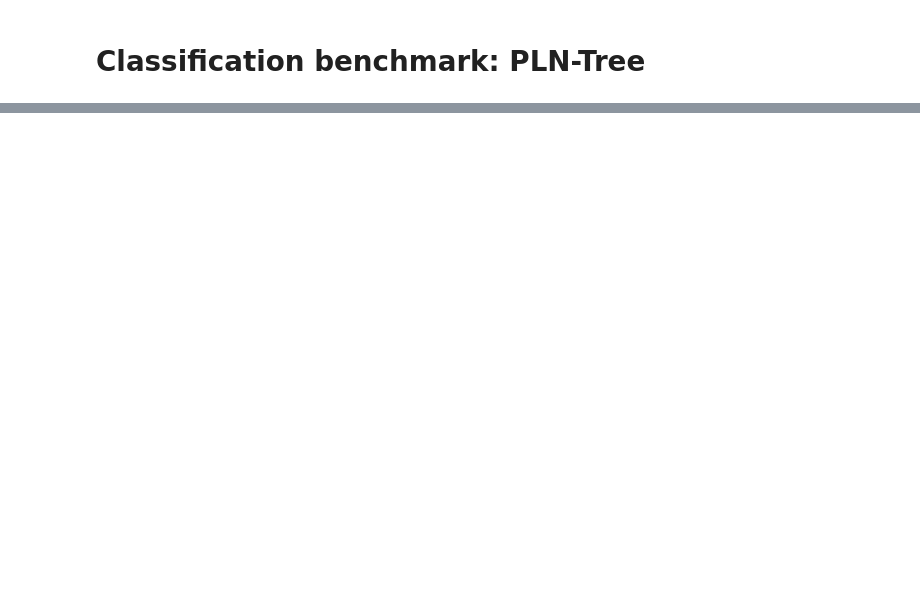
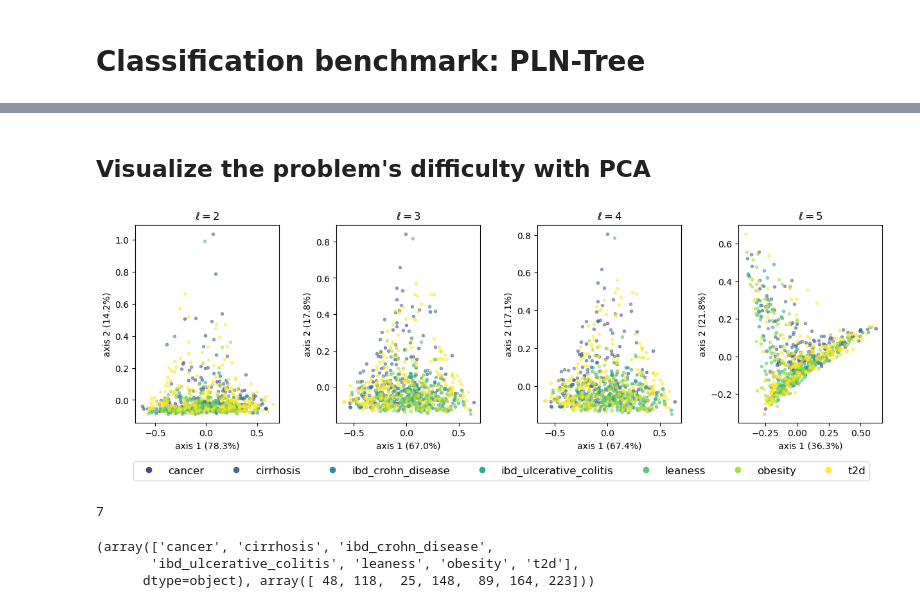
Before and after one commit to AlexandreChaussard/PLN-Tree, a Jupyter notebook: experiments_classifier_plntree.ipynb, the cells around one changed output, grey strips where cells are left out. Saved outputs shown, nothing was run; the diff lists cells and outputs as text; code cells hidden in the pictures; blank space fills up the shorter version.

```diff
--- a/experiments_classifier_plntree.ipynb
+++ b/experiments_classifier_plntree.ipynb
@@ -157,0 +74,42 @@ meanfield.predict_proba(X_test)
+# %% [markdown]
+## Visualize the problem's difficulty with PCA
+# %%
+from sklearn.decomposition import PCA
+import matplotlib.lines as mlines
+import matplotlib
+
+Y_base = metadata['disease']
+def plot_pca(Y_base, X_base):
+    fig, axs = plt.subplots(1, len(K), figsize=(15, 4))
+    colors = [matplotlib.cm.get_cmap('viridis')((i+1)/len(np.unique(Y_base))) for i, name in enumerate(np.unique(Y_base))]
+    for layer, K_l in enumerate(K):
+        X_l = X_base[:, layer, :K_l]
+        pca = PCA(n_components=2, random_state=seed).fit(X_l)
+        X_l_pca = pca.transform(X_l)
+        for k, c in enumerate(np.unique(Y_base)):
+            indexes = np.where(Y_base == c)
+            axs[layer].set_title(f'$\ell = {layer + selected_layers[0]}$')
+            axs[layer].plot(X_l_pca[indexes, 0], X_l_pca[indexes, 1], marker='.', linestyle='', color=colors[k], alpha=0.5)
+            axs[layer].set_xlabel(f'axis 1 ({np.round(pca.explained_variance_ratio_[0] * 100, 1)}%)')
+            axs[layer].set_ylabel(f'axis 2 ({np.round(pca.explained_variance_ratio_[1] * 100, 1)}%)')
+    legend_handles = [
+            mlines.Line2D([], [], marker='o', linestyle='', color=color, alpha=0.9, label=group)
+            for color, group in zip(colors, np.unique(Y_base))
+        ]
+    legend = plt.legend(handles=legend_handles, fontsize="12", loc='lower center', bbox_to_anchor=(-1.65, -0.32), ncols=len(colors))
+    plt.subplots_adjust(wspace=0.4)
+plot_pca(Y_base, X_base / X_base[:, 0].sum(dim=-1, keepdims=True).unsqueeze(-1))
+savefig(f'{prefix}_PCA_all_diseases')
+# %% [output]
+[figure, added]
+# %%
+n_classes = len(np.unique(Y_base))
+n_classes
+# %% [output]
+7
+# %%
+print(np.unique(Y_base, return_counts=True))
+# %% [output]
+(array(['cancer', 'cirrhosis', 'ibd_crohn_disease',
+       'ibd_ulcerative_colitis', 'leaness', 'obesity', 't2d'],
+      dtype=object), array([ 48, 118,  25, 148,  89, 164, 223]))
```
Also changed, not shown: parts of 74 cells of this notebook, 2 other files.
